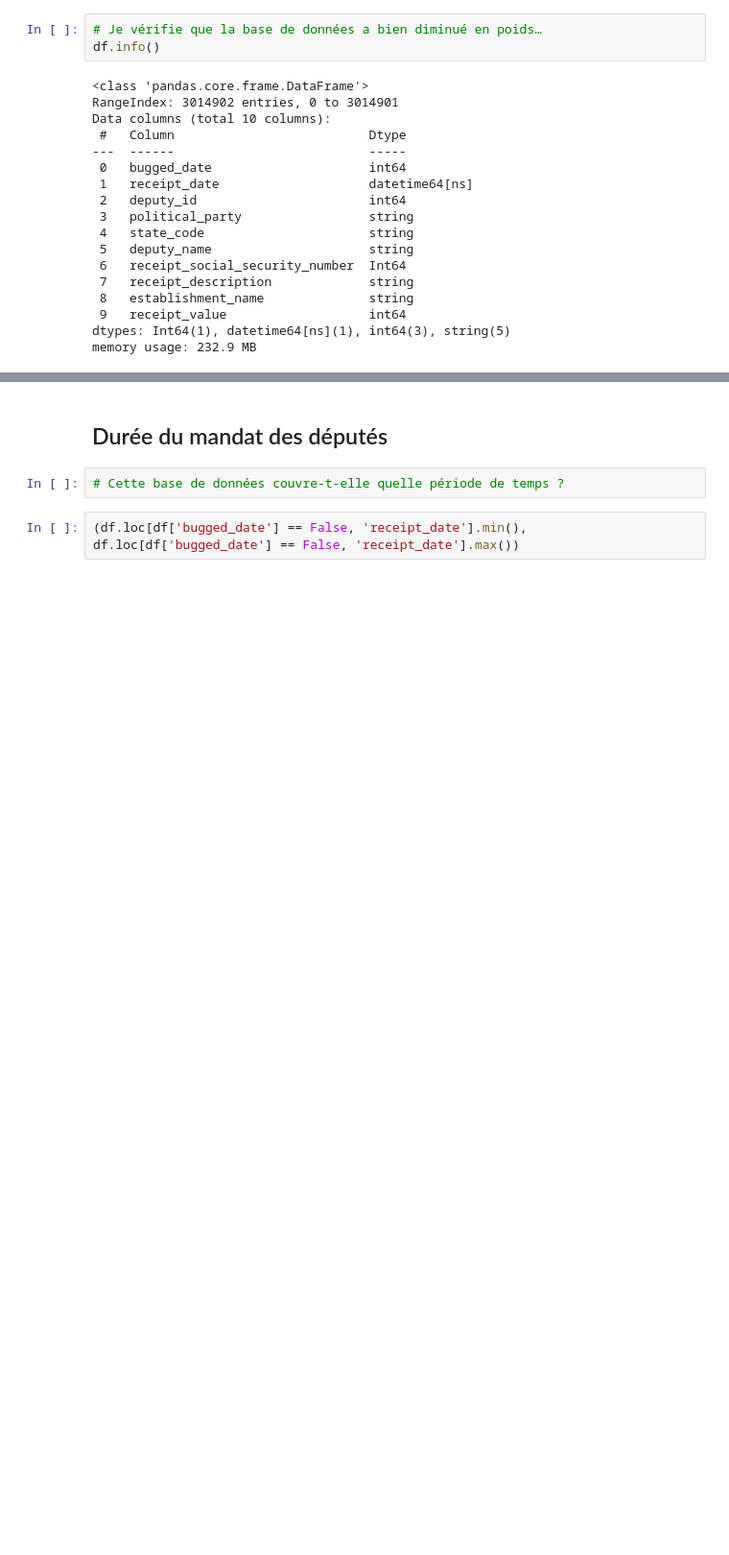
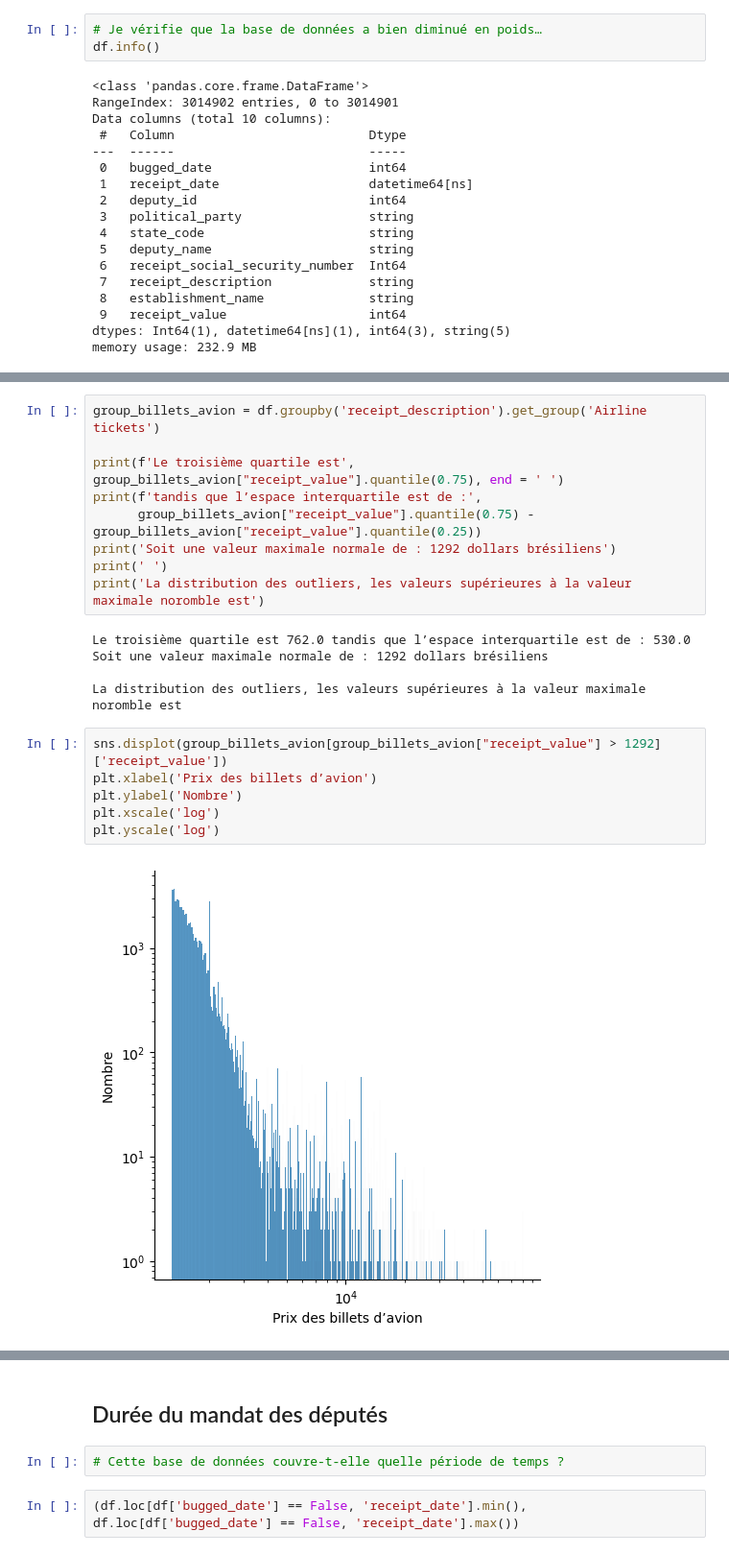
Before and after one commit to Listine/Travaux, a Jupyter notebook: Brazil_deputies_receipts.ipynb, the cells around one changed output, grey strips where cells are left out. Shown at 96% size. Saved outputs shown, nothing was run; the diff lists cells and outputs as text; blank space fills up the shorter version.

```diff
--- a/Brazil_deputies_receipts.ipynb
+++ b/Brazil_deputies_receipts.ipynb
@@ -160,0 +179,22 @@ memory usage: 232.9 MB
+# %%
+group_billets_avion = df.groupby('receipt_description').get_group('Airline tickets')
+
+print(f'Le troisième quartile est', group_billets_avion["receipt_value"].quantile(0.75), end = ' ')
+print(f'tandis que l’espace interquartile est de :',
+      group_billets_avion["receipt_value"].quantile(0.75) -  group_billets_avion["receipt_value"].quantile(0.25))
+print('Soit une valeur maximale normale de : 1292 dollars brésiliens')
+print(' ')
+print('La distribution des outliers, les valeurs supérieures à la valeur maximale noromble est')
+# %% [output]
+Le troisième quartile est 762.0 tandis que l’espace interquartile est de : 530.0
+Soit une valeur maximale normale de : 1292 dollars brésiliens
+
+La distribution des outliers, les valeurs supérieures à la valeur maximale noromble est
+# %%
+sns.displot(group_billets_avion[group_billets_avion["receipt_value"] > 1292]['receipt_value'])
+plt.xlabel('Prix des billets d’avion')
+plt.ylabel('Nombre')
+plt.xscale('log')
+plt.yscale('log')
+# %% [output]
+[figure, added]
```
Also changed, not shown: parts of 18 cells of this notebook.
